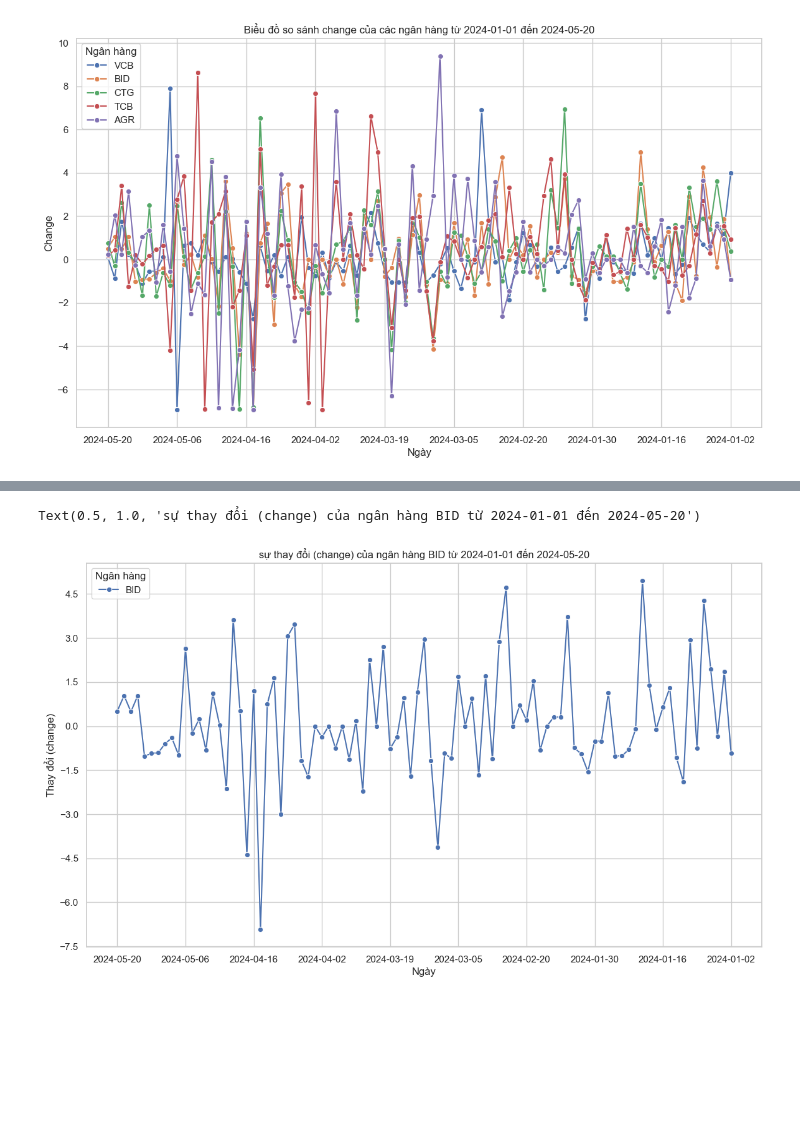
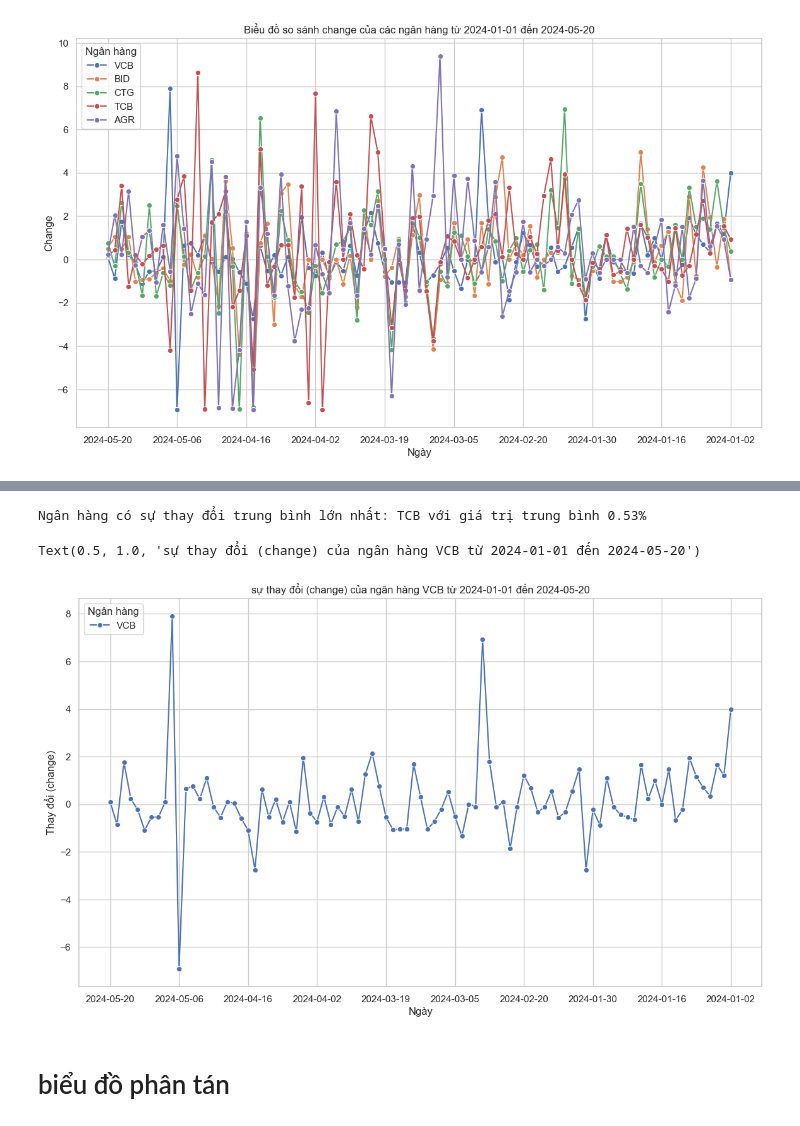
Before and after one commit to HTNam1710/DataViz_Lab02, a Jupyter notebook: mynotebook.ipynb, the cells around one changed output, grey strips where cells are left out. Cells and saved outputs as stored; diff of their text form; code cells hidden in the pictures; blank space fills up the shorter version.

```diff
--- a/mynotebook.ipynb
+++ b/mynotebook.ipynb
@@ -7,6 +7,6 @@ import ipywidgets as widgets
 from IPython.display import display
 # %%
 # chuyển đổi kiểu dữ liệu
-df = pd.read_csv("data_cleaned.csv")
+df = pd.read_csv("merged_data.csv")
 df.dtypes
 # %% [output]
@@ -338,3 +425,37 @@ plt.title('Biểu đồ so sánh change của các ngân hàng từ '+start_date
 # %% [output]
 Text(0.5, 1.0, 'Biểu đồ so sánh change của các ngân hàng từ 2024-01-01 đến 2024-05-20')
 [figure]
+# %%
+# Thiết lập phong cách cho biểu đồ
+sns.set(style='whitegrid')
+
+# Vẽ biểu đồ phân tán
+plt.figure(figsize=(14, 8))
+scatter_plot = sns.scatterplot(data=filtered_df, x='Date', y='Change %', hue='XSTC', palette='deep')
+
+# Thiết lập các nhãn và tiêu đề
+scatter_plot.set_ylabel('Change %')
+scatter_plot.set_xlabel('Ngày')
+scatter_plot.set_title('Biểu đồ so sánh Change % của các ngân hàng từ ' + start_date + ' đến ' + end_date)
+
+# Tính giá trị trung bình của Change % cho từng ngân hàng
+average_change = filtered_df.groupby('XSTC')['Change %'].mean()
+mean_value = average_change.mean()
+# Xác định ngân hàng có giá trị trung bình lớn nhất
+max_avg_change_bank = average_change.idxmax()
+max_avg_change_value = average_change.max()
+
+print(f"Ngân hàng có sự thay đổi trung bình lớn nhất: {max_avg_change_bank} với giá trị trung bình {max_avg_change_value:.2f}%")
+for bank, change_value in average_change.items():
+    print(f"Ngân hàng: {bank} với giá trị trung bình {change_value:.2f}%")
+# Giảm số lượng ticks trên trục x để dễ nhìn hơn
+scatter_plot.xaxis.set_major_locator(plt.MaxNLocator(10))
+scatter_plot.yaxis.set_major_locator(plt.MaxNLocator(10))
+
+plt.axhline(y=mean_value, color='r', linestyle='--', label='Mean')
+
+# Hiển thị legend
+plt.legend(title='Ngân hàng', loc='upper left')
+
+# Hiển thị biểu đồ
+plt.show()
@@ -341,26 +470,39 @@ Text(0.5, 1.0, 'Biểu đồ so sánh change của các ngân hàng từ 2024-01
+# %%
+# Tính giá trị trung bình của Change % cho từng ngân hàng
+average_change = filtered_df.groupby('XSTC')['Change %'].mean()
+
+# Xác định ngân hàng có giá trị trung bình lớn nhất
+max_avg_change_bank = average_change.idxmax()
+max_avg_change_value = average_change.max()
+
+print(f"Ngân hàng có sự thay đổi trung bình lớn nhất: {max_avg_change_bank} với giá trị trung bình {max_avg_change_value:.2f}%")
+# %% [output]
+Ngân hàng có sự thay đổi trung bình lớn nhất: TCB với giá trị trung bình 0.53%
 # %%
 # Lọc dữ liệu theo khoảng thời gian
-filtered_df = df[df['Ticker Symbol'] == 'BID']
+filtered_df = df[df['Ticker Symbol'] == 'VCB']
 mask = (filtered_df['Date'] >= start_date) & (filtered_df['Date'] <= end_date)
 filtered_df = filtered_df[mask]
 
 # Thiết lập phong cách cho biểu đồ
 sns.set(style='whitegrid')
 
 # Vẽ biểu đồ
 fig, ax1 = plt.subplots(figsize=(14, 8))
 
 # Vẽ biểu đồ giá đóng cửa (Price)
 sns.lineplot(data=filtered_df, x='Date', y='Change %', hue='Ticker Symbol', ax=ax1, marker='o')
 ax1.set_ylabel('Thay đổi (change)')
 ax1.set_xlabel('Ngày')
 ax1.legend(title='Ngân hàng', loc='upper left')
 
 # Giảm số lượng ticks trên trục x để dễ nhìn hơn
 ax1.xaxis.set_major_locator(plt.MaxNLocator(10))
 ax1.yaxis.set_major_locator(plt.MaxNLocator(10))
 
 plt.title('sự thay đổi (change) của ngân hàng '+filtered_df['Ticker Symbol'].iloc[0]+ ' từ '+start_date +' đến '+ end_date)
 # %% [output]
-Text(0.5, 1.0, 'sự thay đổi (change) của ngân hàng BID từ 2024-01-01 đến 2024-05-20')
+Text(0.5, 1.0, 'sự thay đổi (change) của ngân hàng VCB từ 2024-01-01 đến 2024-05-20')
-[figure, old version]
+[figure, new version]
+# %% [markdown]
+# biểu đồ phân tán
```
Also changed, not shown: parts of 15 cells of this notebook, 2 other files.
